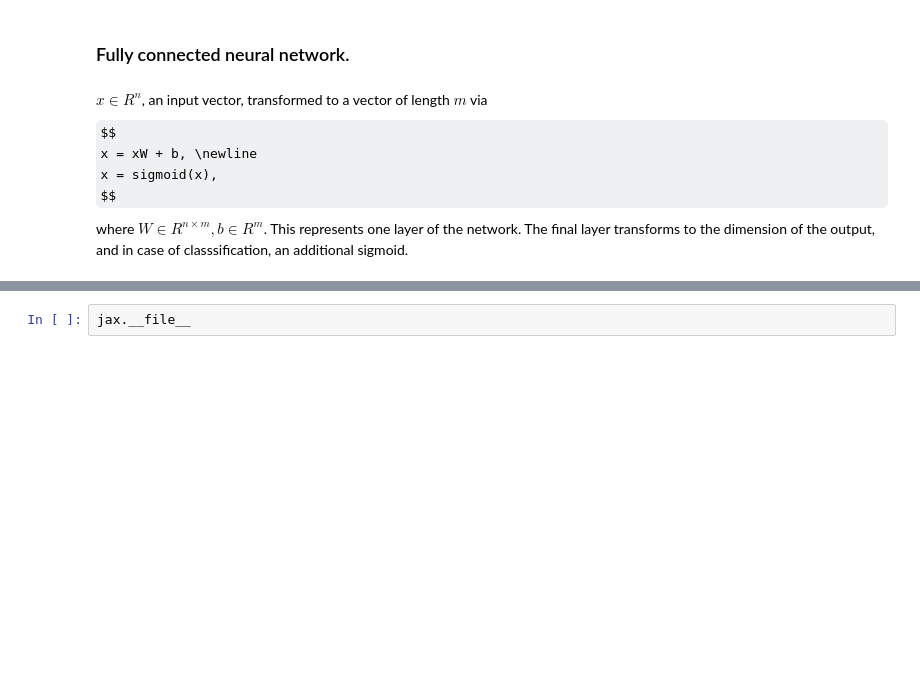
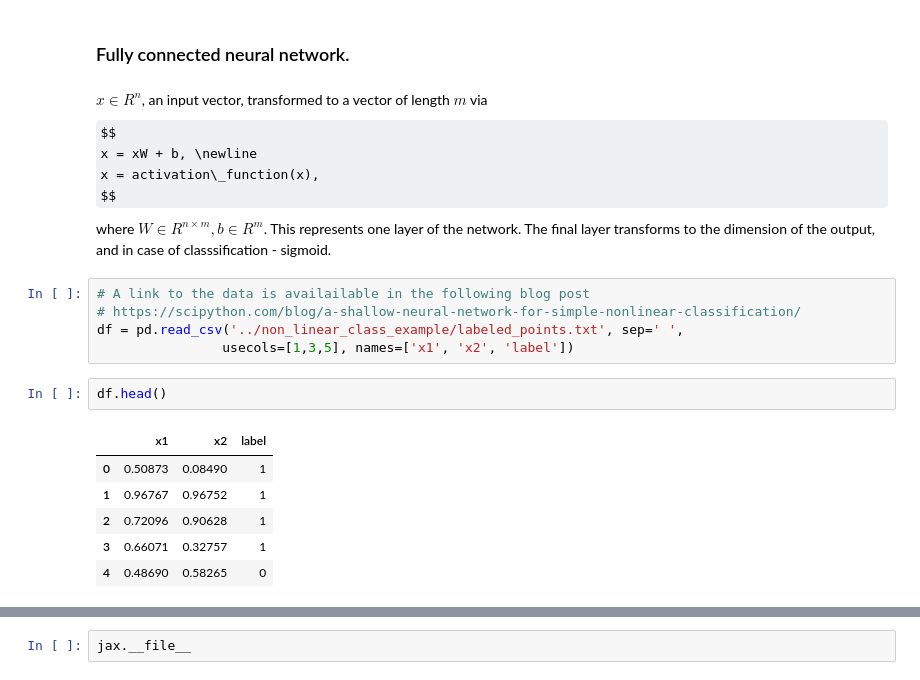
Before and after one commit to asalomatov/options, a Jupyter notebook: notebooks/jax.ipynb, the cells around one changed output, grey strips where cells are left out. Cells and saved outputs as stored; diff of their text form; some formulas as TeX source; blank space fills up the shorter version.

```diff
--- a/notebooks/jax.ipynb
+++ b/notebooks/jax.ipynb
@@ -540,7 +541,21 @@ Array(5.084245, dtype=float32)
 $x \in R^n$, an input vector, transformed to a vector of length $m$ via
 $$
 x = xW + b, \newline
-x = sigmoid(x),
+x = activation\_function(x),
 $$
 where $W \in R^{n\times m}, b \in R^m$.
-This represents one layer of the network. The final layer transforms to the dimension of the output, and in case of classsification, an additional sigmoid.
+This represents one layer of the network. The final layer transforms to the dimension of the output, and in case of classsification - sigmoid.
+# %%
+# A link to the data is availailable in the following blog post
+# https://scipython.com/blog/a-shallow-neural-network-for-simple-nonlinear-classification/
+df = pd.read_csv('../non_linear_class_example/labeled_points.txt', sep=' ',
+                usecols=[1,3,5], names=['x1', 'x2', 'label'])
+# %%
+df.head()
+# %% [output]
+|  | x1 | x2 | label |
+| 0 | 0.50873 | 0.08490 | 1 |
+| 1 | 0.96767 | 0.96752 | 1 |
+| 2 | 0.72096 | 0.90628 | 1 |
+| 3 | 0.66071 | 0.32757 | 1 |
+| 4 | 0.48690 | 0.58265 | 0 |
```
Also changed, not shown: parts of 13 cells of this notebook, 1 other file.
